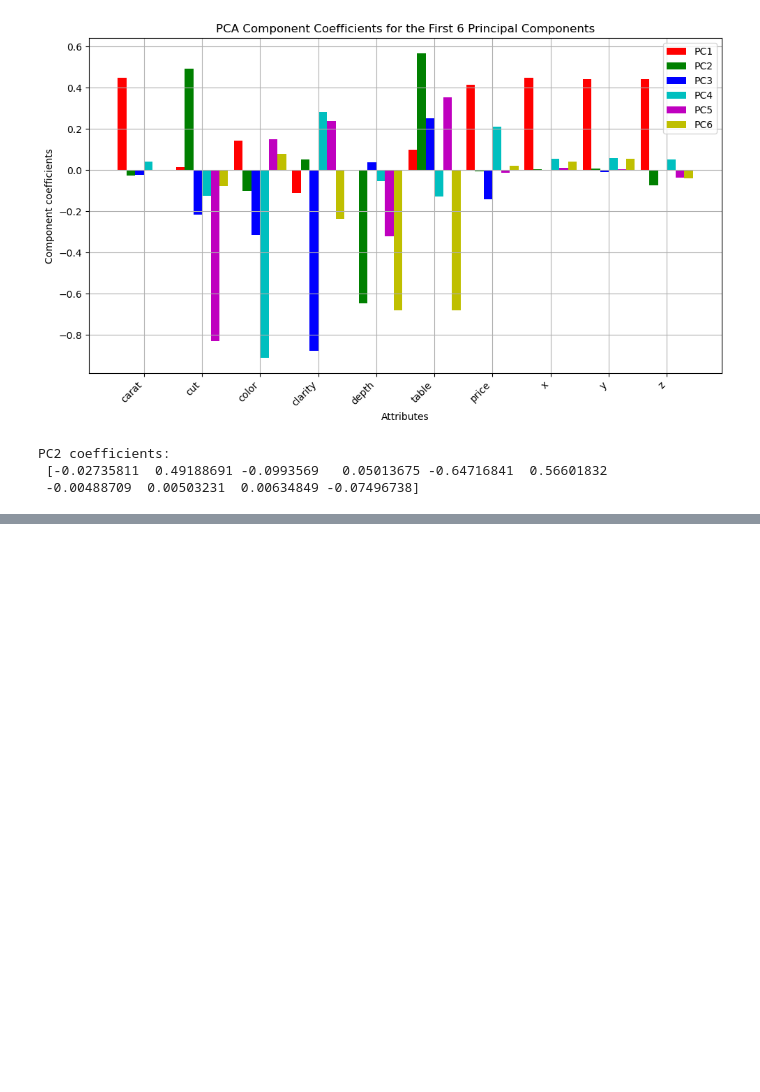
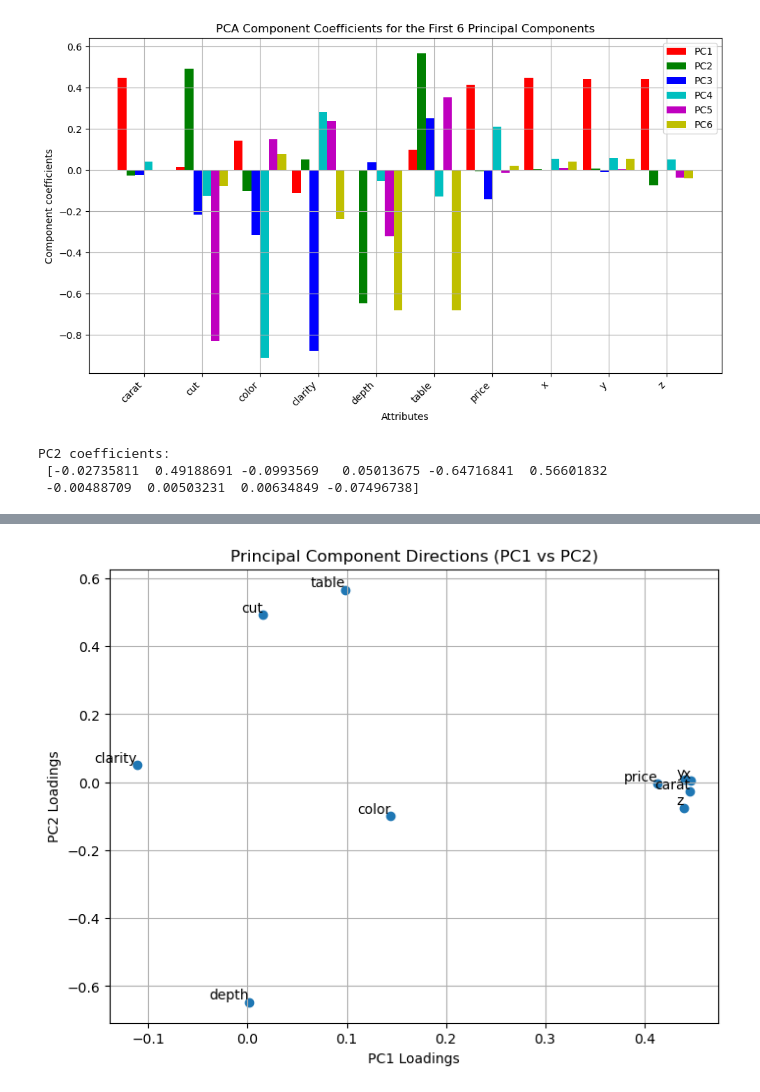
Before and after one commit to ThomasSchiolerH/Machine-Learning-And-Data-Mining, a Jupyter notebook: Project 1/project.ipynb, the cells around one changed output, grey strips where cells are left out. Saved outputs shown, nothing was run; the diff lists cells and outputs as text; code cells hidden in the pictures; blank space fills up the shorter version.

```diff
--- a/Project 1/project.ipynb
+++ b/Project 1/project.ipynb
@@ -382,0 +454,27 @@ PC2 coefficients:
+# %%
+# Get the loadings (directions) for PC1 and PC2 from the V matrix
+pc1_loadings = V[:, 0]  # PC1 loadings (1st column of V)
+pc2_loadings = V[:, 1]  # PC2 loadings (2nd column of V)
+
+# Plot PC1 loadings vs. PC2 loadings
+plt.figure(figsize=(8, 6))
+
+# Create scatter plot for loadings
+plt.scatter(pc1_loadings, pc2_loadings)
+
+# Add labels for each feature
+for i, feature in enumerate(attribute_names):
+    plt.text(pc1_loadings[i], pc2_loadings[i], feature, ha='right', va='bottom', fontsize=10)
+
+# Add axis labels and title
+plt.xlabel('PC1 Loadings')
+plt.ylabel('PC2 Loadings')
+plt.title('Principal Component Directions (PC1 vs PC2)')
+
+# Add grid for better readability
+plt.grid(True)
+
+# Show the plot
+plt.show()
+# %% [output]
+[figure, added]
```
Also changed, not shown: parts of 4 cells of this notebook.
